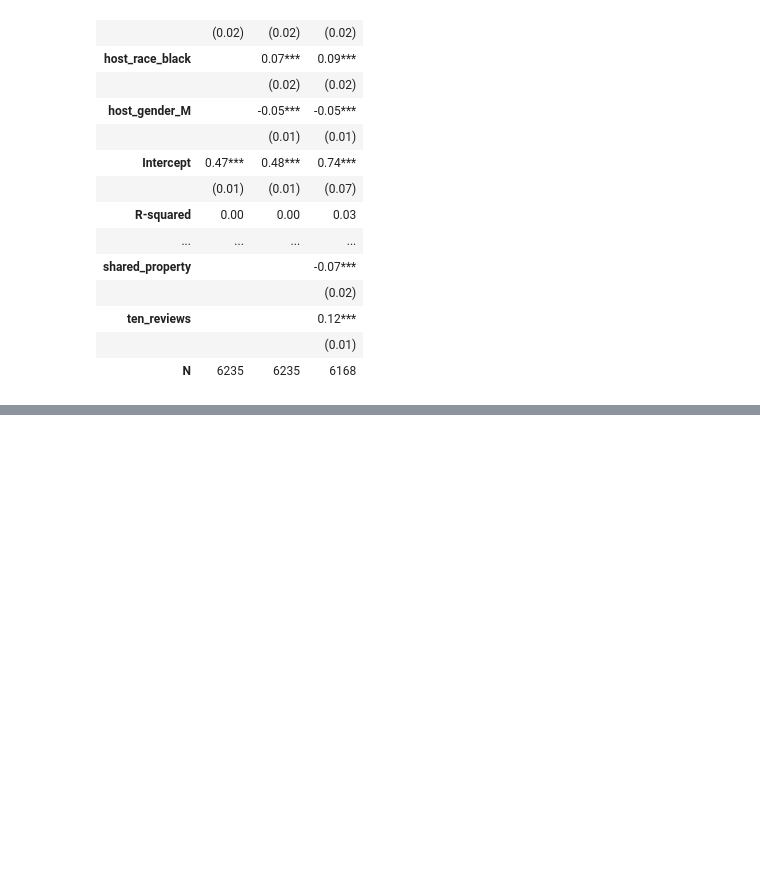
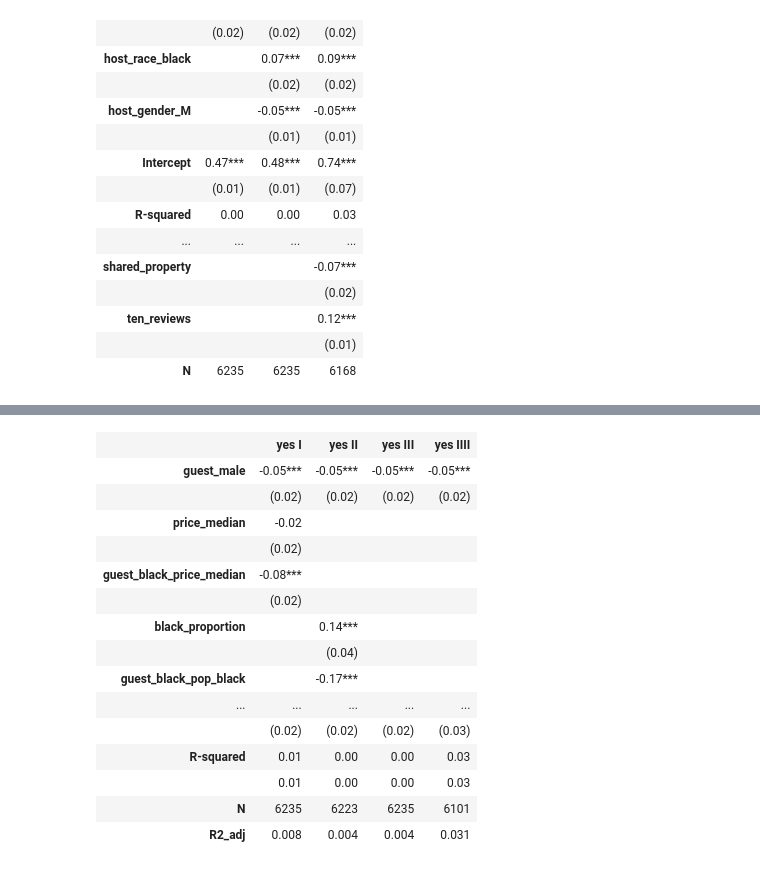
Before and after one commit to fmssn/airbnbdiscrimination, a Jupyter notebook: AirBnb.ipynb, the cells around one changed output, grey strips where cells are left out. Cells and saved outputs as stored; diff of their text form; code cells hidden in the pictures; blank space fills up the shorter version.

```diff
--- a/AirBnb.ipynb
+++ b/AirBnb.ipynb
@@ -677,0 +694,40 @@ Number of simulated test statistics larger or equal to original test statistic:
+# %%
+df_model = df[['yes', 'name_by_city', 'guest_male','price_median', 'guest_black_price_median']].dropna()
+model = smf.ols('yes ~ guest_male + price_median + guest_black_price_median', data=df_model)
+result1 = model.fit(cov_type='cluster', cov_kwds={'groups': df_model['name_by_city']})
+
+df_model = df[['yes', 'name_by_city', 'guest_male', 'black_proportion', 'guest_black_pop_black']].dropna()
+model = smf.ols('yes ~ guest_male + black_proportion + guest_black_pop_black', data=df_model)
+result2 = model.fit(cov_type='cluster', cov_kwds={'groups': df_model['name_by_city']})
+
+df_model = df[['yes', 'name_by_city', 'guest_male','tract_listings', 'guest_black_tract_listings']].dropna()
+model = smf.ols('yes ~ guest_male + tract_listings + guest_black_tract_listings', data=df_model)
+result3 = model.fit(cov_type='cluster', cov_kwds={'groups': df_model['name_by_city']})
+
+df_model = df[['yes', 'name_by_city', 'guest_male','pr_filled', 'guest_black_pr_filled']].dropna()
+model = smf.ols('yes ~ guest_male + pr_filled + guest_black_pr_filled', data=df_model)
+result4 = model.fit(cov_type='cluster', cov_kwds={'groups': df_model['name_by_city']})
+
+tble6 = summary_col([result1, result2, result3, result4], stars=True, float_format='%.2f',
+                   regressor_order=['guest_male','price_median', 'guest_black_price_median', 'black_proportion',
+                        'guest_black_pop_black', 'tract_listings', 'guest_black_tract_listings', 'pr_filled',
+                        'guest_black_pr_filled'],
+                   info_dict={'N':lambda x: "{0:d}".format(int(x.nobs)),'R2_adj':lambda x: "{:.3f}".format(x.rsquared_adj)})
+tble6
+# %% [output]
+|  | yes I | yes II | yes III | yes IIII |
+| guest_male | -0.05*** | -0.05*** | -0.05*** | -0.05*** |
+|  | (0.02) | (0.02) | (0.02) | (0.02) |
+| price_median | -0.02 |  |  |  |
+|  | (0.02) |  |  |  |
+| guest_black_price_median | -0.08*** |  |  |  |
+|  | (0.02) |  |  |  |
+| black_proportion |  | 0.14*** |  |  |
+|  |  | (0.04) |  |  |
+| guest_black_pop_black |  | -0.17*** |  |  |
+| ... | ... | ... | ... | ... |
+|  | (0.02) | (0.02) | (0.02) | (0.03) |
+| R-squared | 0.01 | 0.00 | 0.00 | 0.03 |
+|  | 0.01 | 0.00 | 0.00 | 0.03 |
+| N | 6235 | 6223 | 6235 | 6101 |
+| R2_adj | 0.008 | 0.004 | 0.004 | 0.031 |
```
Also changed, not shown: parts of 17 cells of this notebook.
